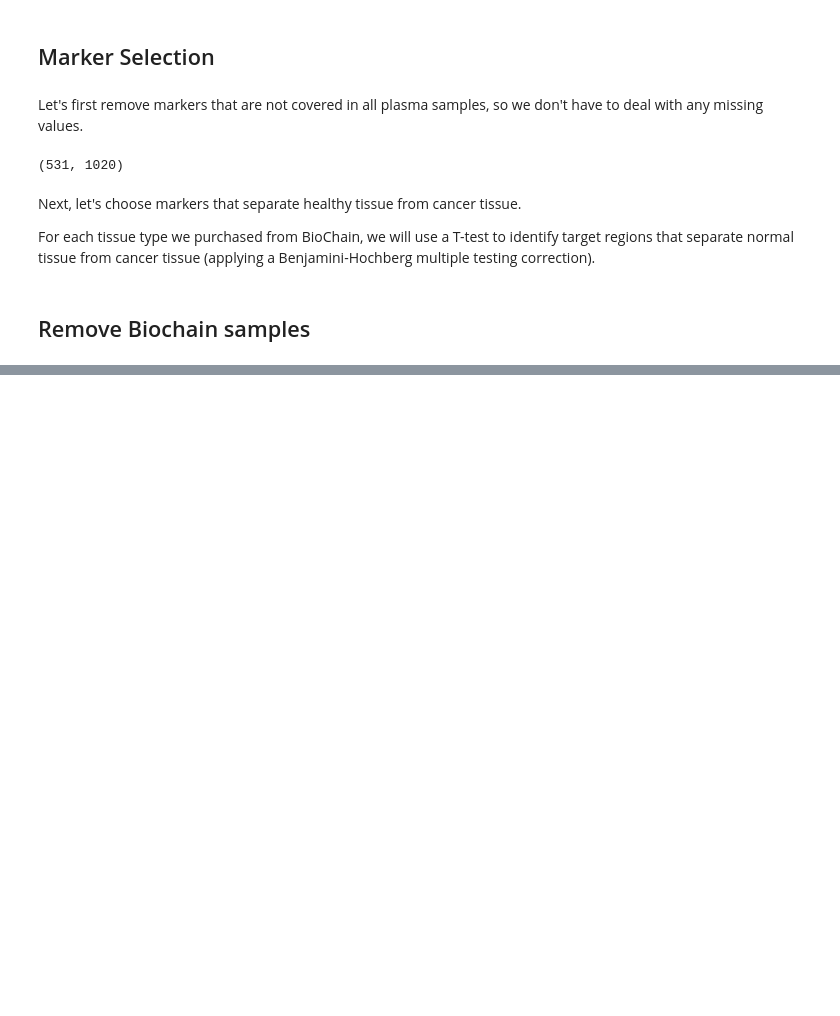
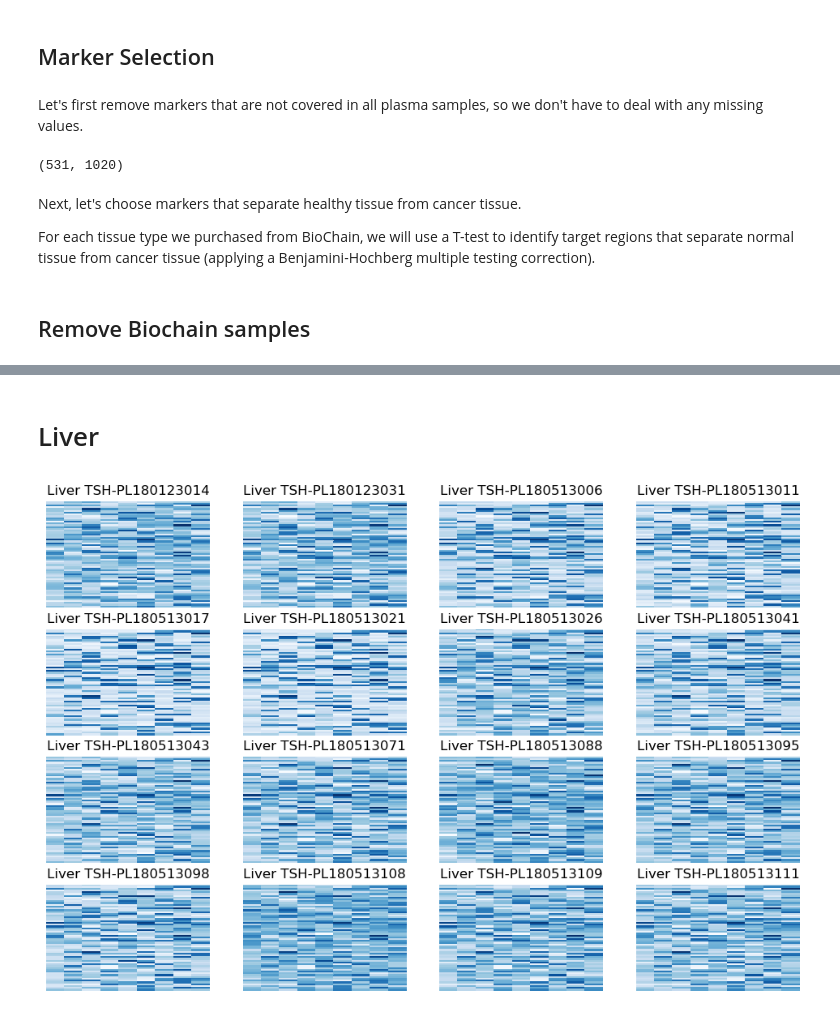
Before and after one commit to d6y/ncomms-20-10056-t, a Jupyter notebook: VisualizePatientData.ipynb, the cells around one changed output, grey strips where cells are left out. Cells and saved outputs as stored; diff of their text form; code cells hidden in the pictures; blank space fills up the shorter version.

```diff
--- a/VisualizePatientData.ipynb
+++ b/VisualizePatientData.ipynb
@@ -157,0 +149,6 @@ plt.show()
+# %% [markdown]
+# Liver
+# %%
+plot(rows, cols, pre_diagnosis_samples_liver)
+# %% [output]
+[figure, added]
```
Also changed, not shown: parts of 21 cells of this notebook.
